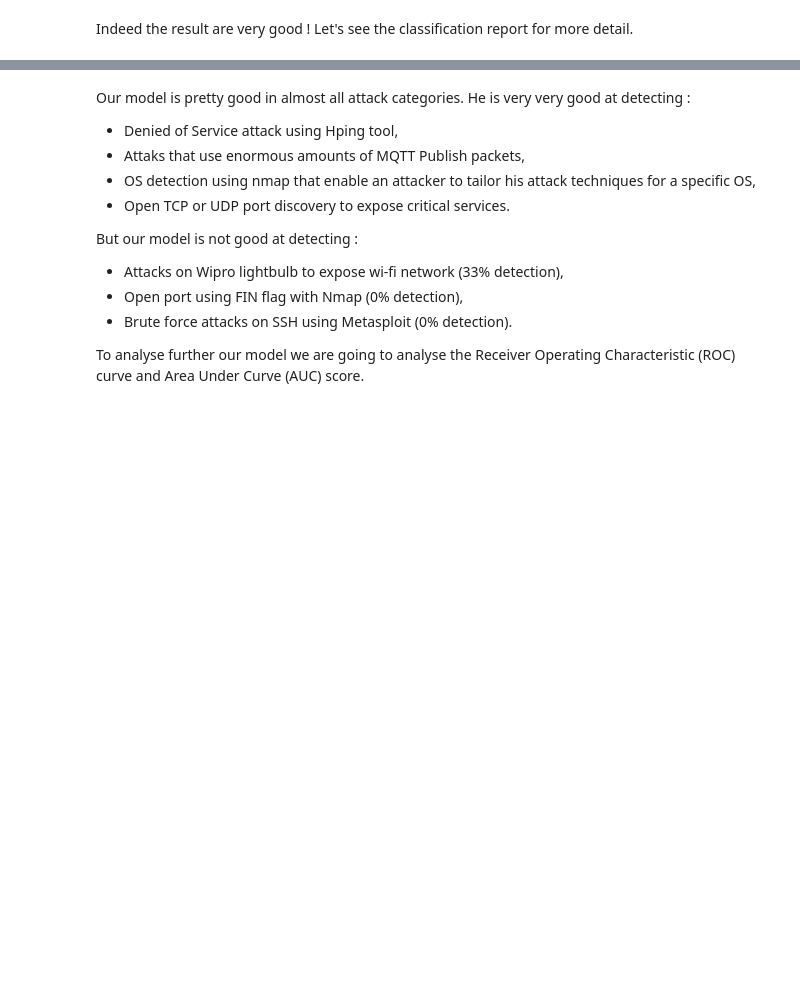
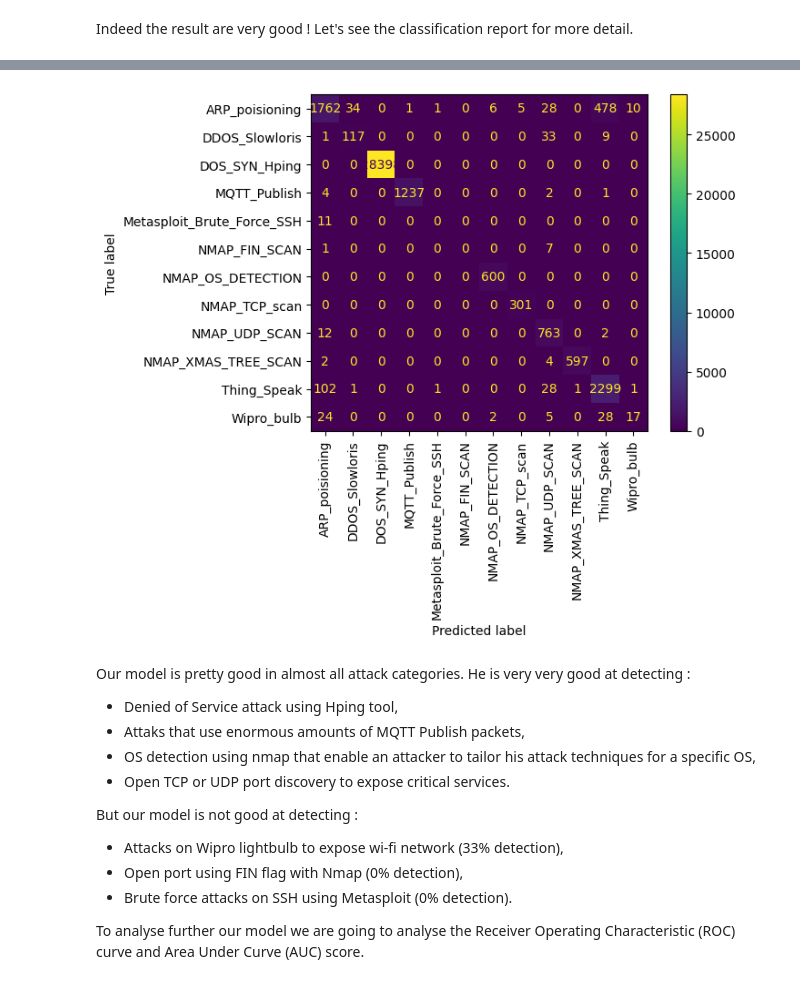
Before and after one commit to TheHardy04/IDS-ML, a Jupyter notebook: notebooks/LogisticRegression_with_PCA.ipynb, the cells around one changed output, grey strips where cells are left out. Cells and saved outputs as stored; diff of their text form; code cells hidden in the pictures; blank space fills up the shorter version.

```diff
--- a/notebooks/LogisticRegression_with_PCA.ipynb
+++ b/notebooks/LogisticRegression_with_PCA.ipynb
@@ -121,3 +124,9 @@ Metasploit_Brute_Force_SSH       0.00      0.00      0.00        11
+# %%
+disp = ConfusionMatrixDisplay(confusion_matrix=confusion_matrix(y_test, y_pred), display_labels=model.classes_)
+disp.plot(xticks_rotation=90)
+plt.show()
+# %% [output]
+[figure, added]
 # %% [markdown]
 Our model is pretty good in almost all attack categories. He is very very good at detecting :
 - Denied of Service attack using Hping tool,
```
Also changed, not shown: parts of 4 cells of this notebook.
